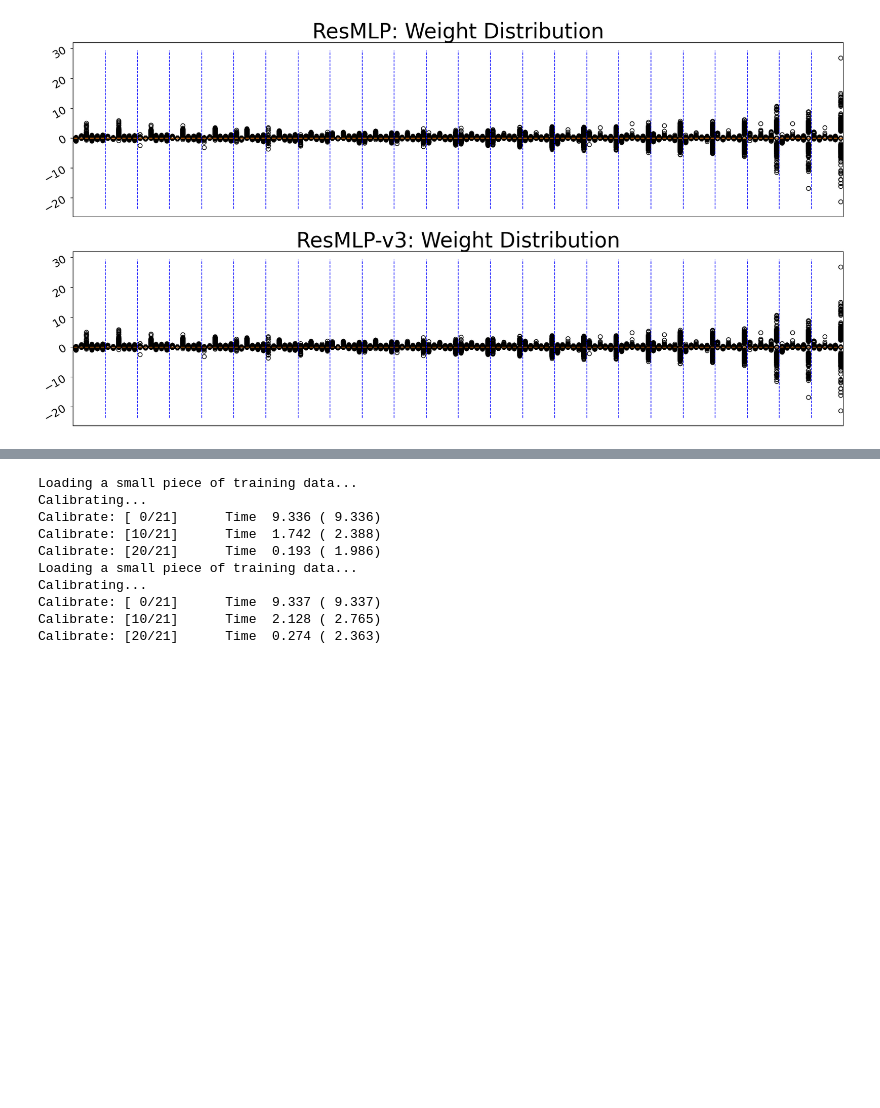
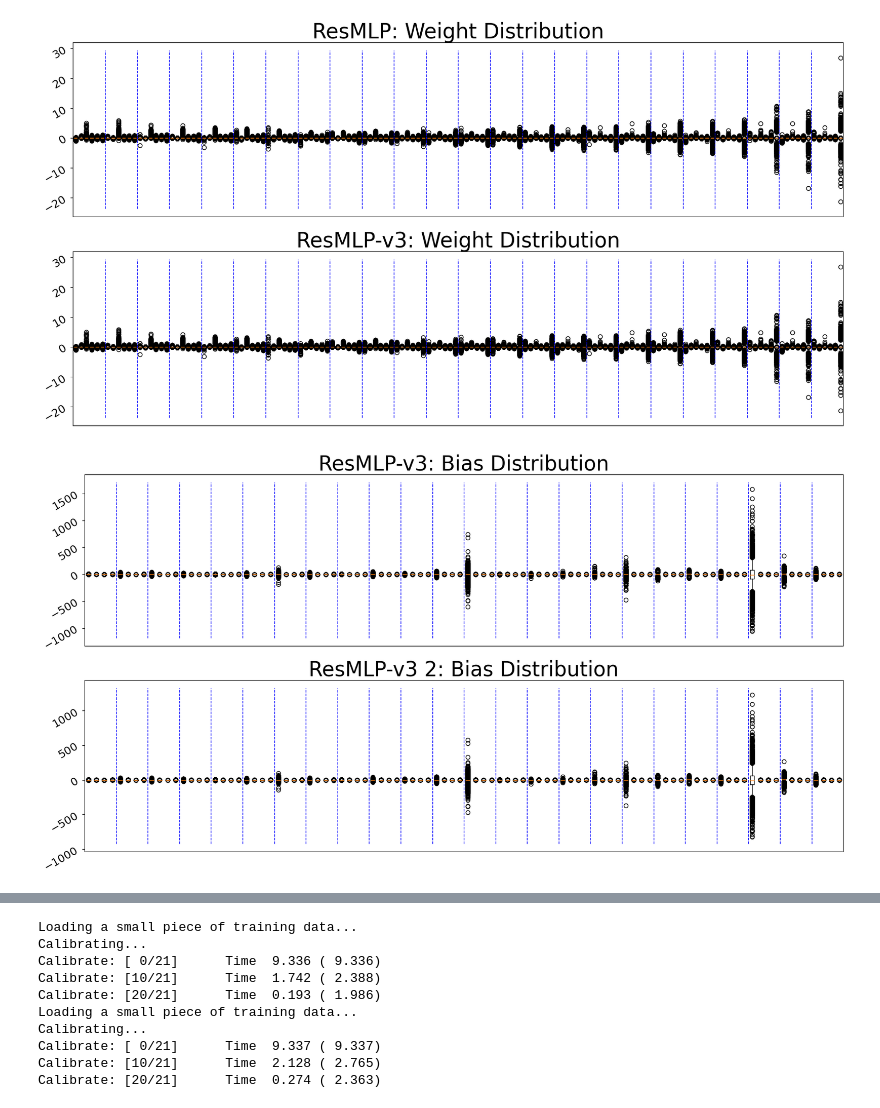
Before and after one commit to scott306lr/ResMLP_QAT, a Jupyter notebook: model_v4_analyze.ipynb, the cells around one changed output, grey strips where cells are left out. Drawn from its saved outputs; the diff is of its cells as text; code cells hidden in the pictures; blank space fills up the shorter version.

```diff
--- a/model_v4_analyze.ipynb
+++ b/model_v4_analyze.ipynb
@@ -103,6 +122,22 @@ layer_dist(org_model, 0, 23, name="ResMLP: Weight Distribution", ax=ax[0], type=
 layer_dist(org_model, 0, 23, name="ResMLP-v3: Weight Distribution", ax=ax[1], type="weight")
 # %% [output]
 [figure]
+# %%
+fig, ax = plt.subplots(2,1, figsize=(20, 10))
+ax[0].get_xaxis().set_visible(False)
+ax[1].get_xaxis().set_visible(False)
+
+# cle_for_resmlp(model)
+org_model.cpu()
+layer_dist(org_model, 0, 23, name="ResMLP-v3: Bias Distribution", ax=ax[0], type="bias")
+
+model2.cpu()
+layer_dist(model2, 0, 23, name="ResMLP-v3 2: Bias Distribution", ax=ax[1], type="bias")
+
+# model2.cpu()
+# cle_for_resmlp_v3(model2)
+# %% [output]
+[figure, added]
 # %%
 fig, ax = plt.subplots(2,1, figsize=(20, 10))
 ax[0].get_xaxis().set_visible(False)
```
Also changed, not shown: parts of 3 cells of this notebook, 8 other files.
